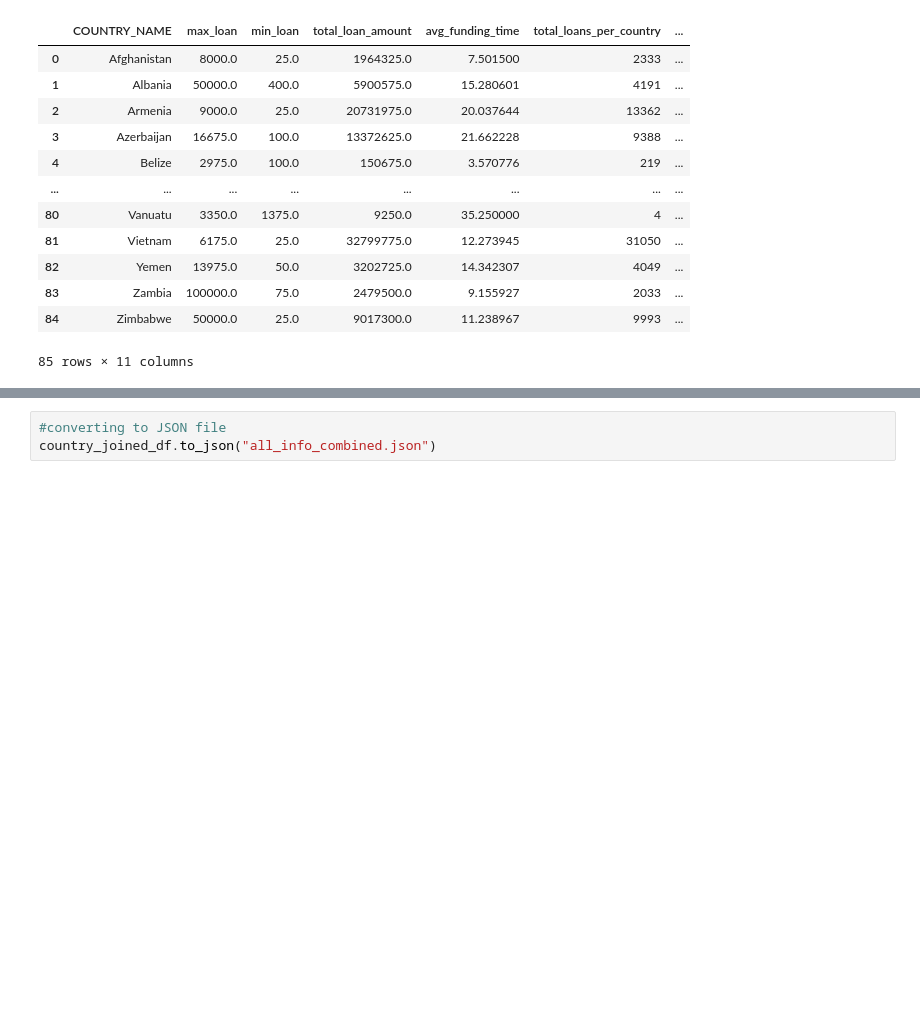
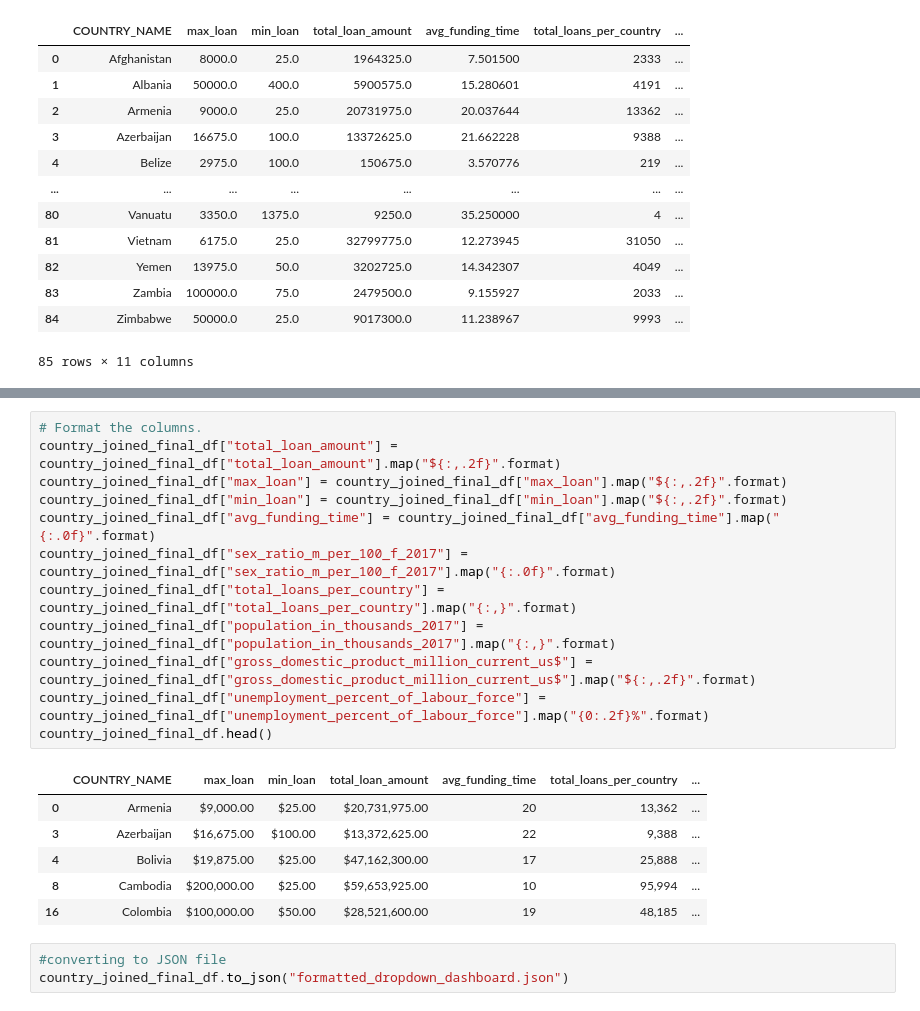
Before and after one commit to emmysobieski/TeamPySpark, a Jupyter notebook: Dashboard_Data_Exploration.ipynb, the cells around one changed output, grey strips where cells are left out. Cells and saved outputs as stored; diff of their text form; blank space fills up the shorter version.

Commit message:
Updated json and notebook file.

```diff
--- a/Dashboard_Data_Exploration.ipynb
+++ b/Dashboard_Data_Exploration.ipynb
@@ -520,3 +551,22 @@ country_joined_df
+# %%
+# Format the columns.
+country_joined_final_df["total_loan_amount"] = country_joined_final_df["total_loan_amount"].map("${:,.2f}".format)
+country_joined_final_df["max_loan"] = country_joined_final_df["max_loan"].map("${:,.2f}".format)
+country_joined_final_df["min_loan"] = country_joined_final_df["min_loan"].map("${:,.2f}".format)
+country_joined_final_df["avg_funding_time"] = country_joined_final_df["avg_funding_time"].map("{:.0f}".format)
+country_joined_final_df["sex_ratio_m_per_100_f_2017"] = country_joined_final_df["sex_ratio_m_per_100_f_2017"].map("{:.0f}".format)
+country_joined_final_df["total_loans_per_country"] = country_joined_final_df["total_loans_per_country"].map("{:,}".format)
+country_joined_final_df["population_in_thousands_2017"] = country_joined_final_df["population_in_thousands_2017"].map("{:,}".format)
+country_joined_final_df["gross_domestic_product_million_current_us$"] = country_joined_final_df["gross_domestic_product_million_current_us$"].map("${:,.2f}".format)
+country_joined_final_df["unemployment_percent_of_labour_force"] = country_joined_final_df["unemployment_percent_of_labour_force"].map("{0:.2f}%".format)
+country_joined_final_df.head()
+# %% [output]
+|  | COUNTRY_NAME | max_loan | min_loan | total_loan_amount | avg_funding_time | total_loans_per_country | ... |
+| 0 | Armenia | $9,000.00 | $25.00 | $20,731,975.00 | 20 | 13,362 | ... |
+| 3 | Azerbaijan | $16,675.00 | $100.00 | $13,372,625.00 | 22 | 9,388 | ... |
+| 4 | Bolivia | $19,875.00 | $25.00 | $47,162,300.00 | 17 | 25,888 | ... |
+| 8 | Cambodia | $200,000.00 | $25.00 | $59,653,925.00 | 10 | 95,994 | ... |
+| 16 | Colombia | $100,000.00 | $50.00 | $28,521,600.00 | 19 | 48,185 | ... |
 # %%
 #converting to JSON file
-country_joined_df.to_json("all_info_combined.json")
+country_joined_final_df.to_json("formatted_dropdown_dashboard.json")
```
Also changed, not shown: parts of 6 cells of this notebook, 1 other file.
